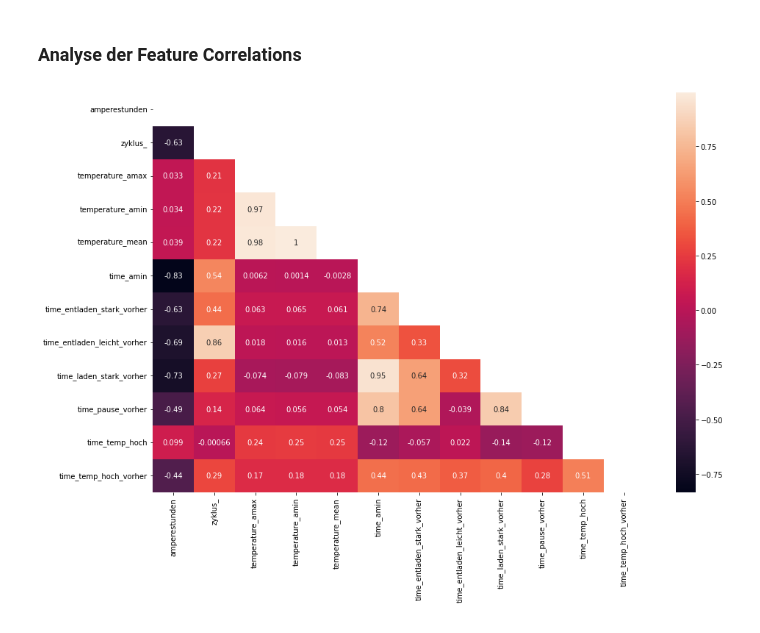
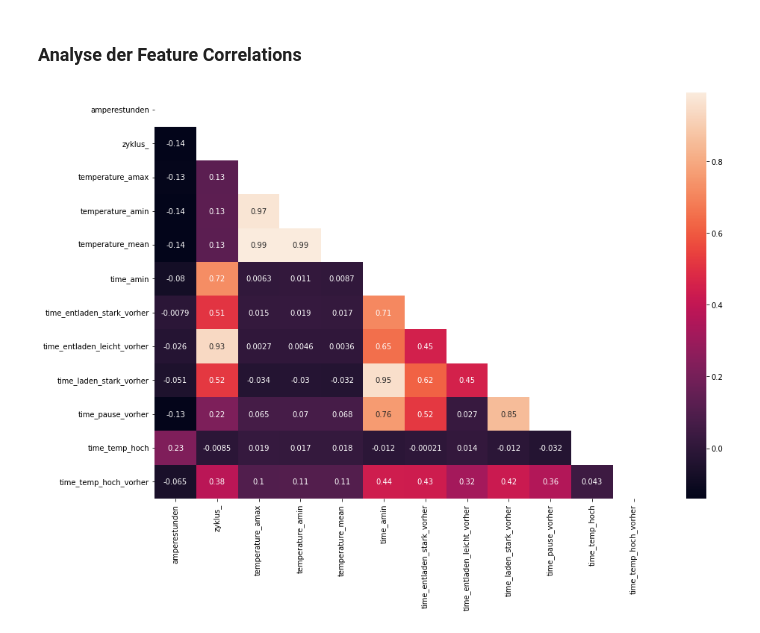
Before and after one commit to DaMuBo/battery_failure_predictions, a Jupyter notebook: 5_analysis_daniel.ipynb, the cells around one changed output. Saved outputs shown, nothing was run; the diff lists cells and outputs as text; code cells hidden in the pictures.

```diff
--- a/5_analysis_daniel.ipynb
+++ b/5_analysis_daniel.ipynb
@@ -41,14 +41,16 @@ profile.to_file(f"{c_fold}\\models\\zyklus_aggregiert_explorationreport_{datum}.
 # %% [markdown]
 ### Analyse der Feature Correlations
 # %%
+df = df[df.type_ == 'D']
+
 data = df
 
 corrMatrix = data.corr()
 mask = np.triu(np.ones_like(corrMatrix, dtype=bool))
 
 
 plt.figure(figsize=(15,10))
 sns.heatmap(corrMatrix, annot=True,mask=mask)
 plt.draw()
 # %% [output]
-[figure, old version]
+[figure, new version]
```
Also changed, not shown: parts of 4 cells of this notebook, 1 other file.
